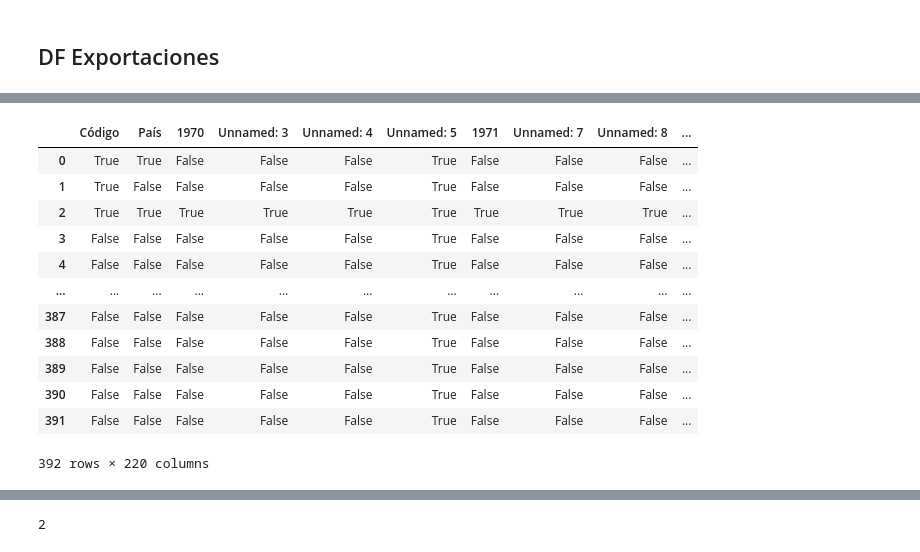
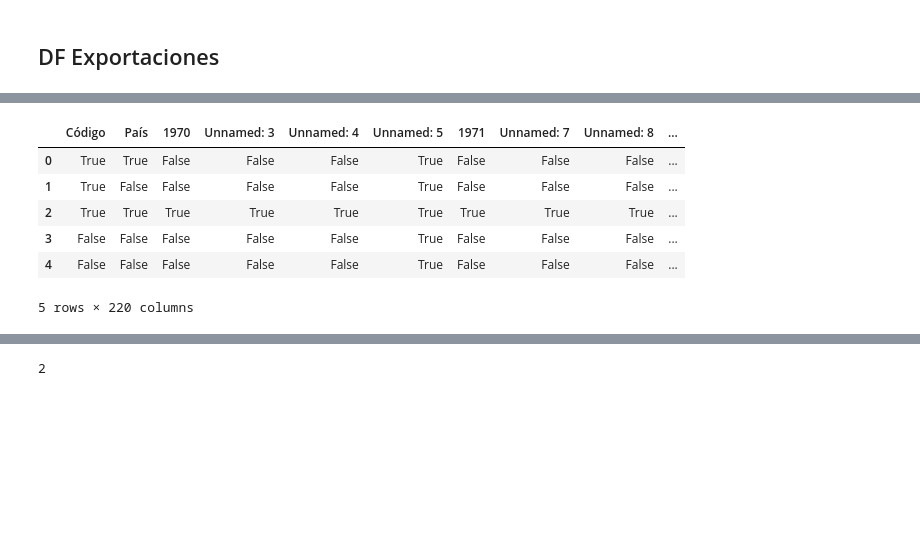
Before and after one commit to Davichobacter/ds-4geeks, a Jupyter notebook: Gravitational_Model.ipynb, the cells around one changed output, grey strips where cells are left out. Cells and saved outputs as stored; diff of their text form; code cells hidden in the pictures; blank space fills up the shorter version.

```diff
--- a/Gravitational_Model.ipynb
+++ b/Gravitational_Model.ipynb
@@ -337,18 +281,12 @@ df_exportations
 # %%
-df_exportations.isna()
+df_exportations.isna().head()
 # %% [output]
 |  | Código | País | 1970 | Unnamed: 3 | Unnamed: 4 | Unnamed: 5 | 1971 | Unnamed: 7 | Unnamed: 8 | ... |
 | 0 | True | True | False | False | False | True | False | False | False | ... |
 | 1 | True | False | False | False | False | True | False | False | False | ... |
 | 2 | True | True | True | True | True | True | True | True | True | ... |
 | 3 | False | False | False | False | False | True | False | False | False | ... |
 | 4 | False | False | False | False | False | True | False | False | False | ... |
-| ... | ... | ... | ... | ... | ... | ... | ... | ... | ... | ... |
-| 387 | False | False | False | False | False | True | False | False | False | ... |
-| 388 | False | False | False | False | False | True | False | False | False | ... |
-| 389 | False | False | False | False | False | True | False | False | False | ... |
-| 390 | False | False | False | False | False | True | False | False | False | ... |
-| 391 | False | False | False | False | False | True | False | False | False | ... |
-392 rows × 220 columns
+5 rows × 220 columns
 # %%
 Columnas = df_exportations.isna().sum()
```
Also changed, not shown: parts of 27 cells of this notebook.
